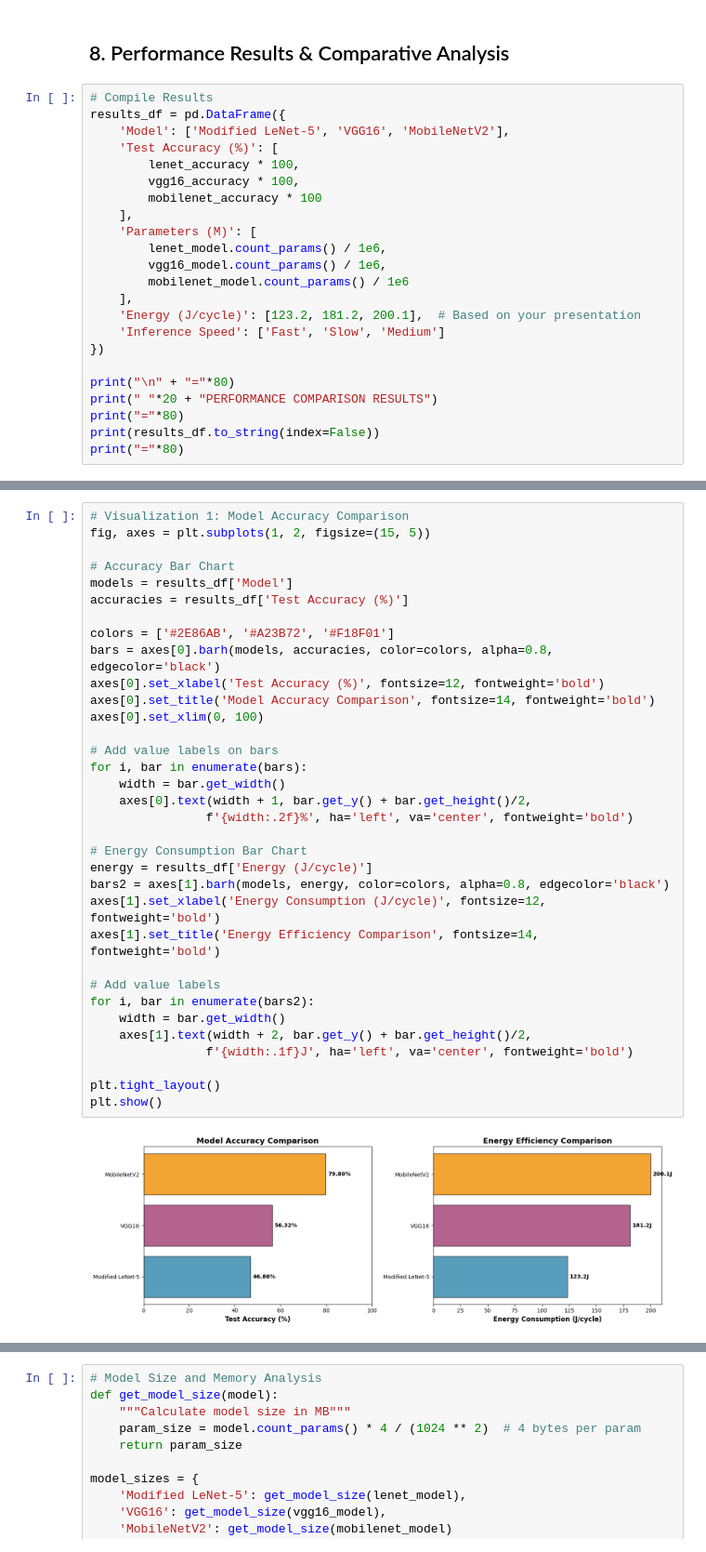
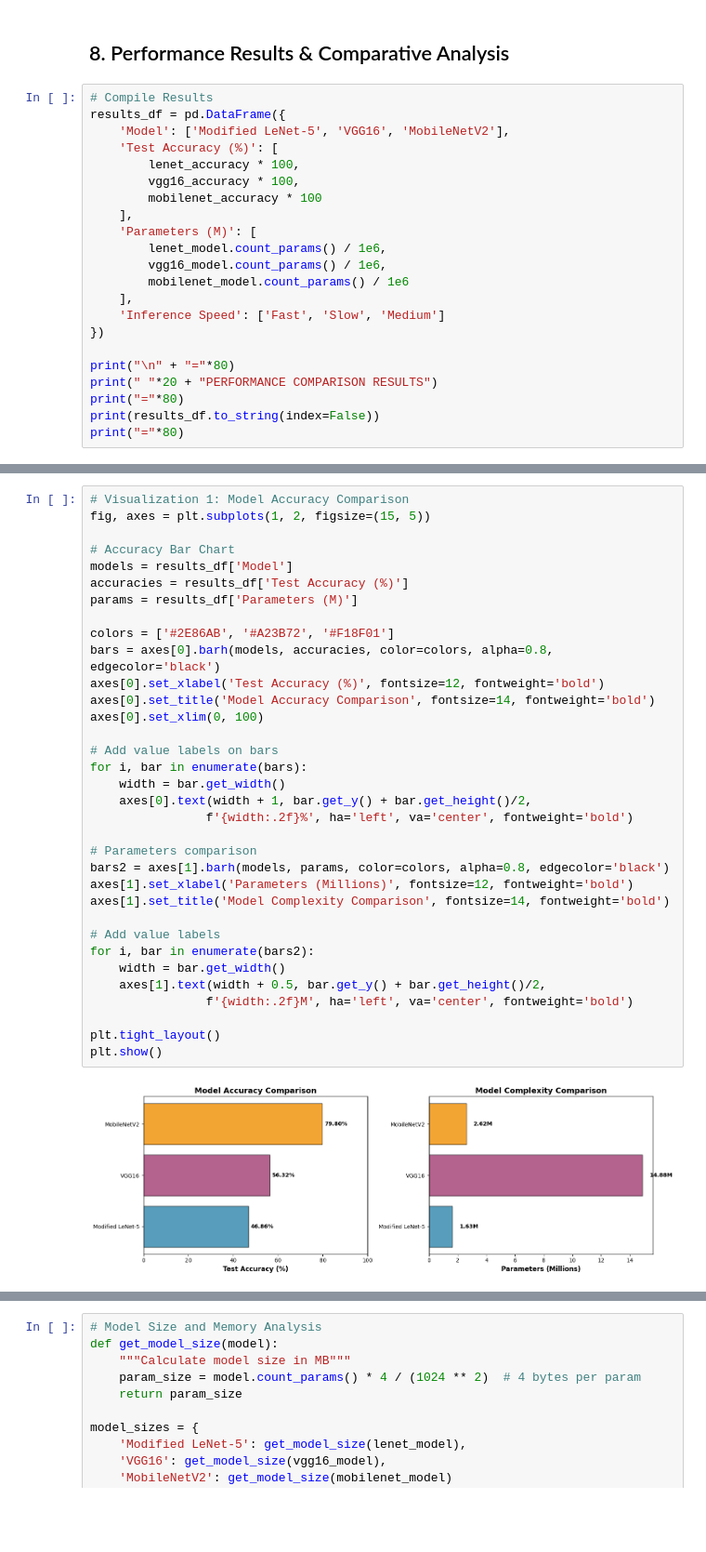
Before and after one commit to Soumilgit/AML_IA-2, a Jupyter notebook: pest_detection_analysis.ipynb, the cells around one changed output, grey strips where cells are left out. Shown at 93% size. Saved outputs shown, nothing was run; the diff lists cells and outputs as text; blank space fills up the shorter version.

```diff
--- a/pest_detection_analysis.ipynb
+++ b/pest_detection_analysis.ipynb
@@ -659,7 +658,6 @@ results_df = pd.DataFrame({
         vgg16_model.count_params() / 1e6,
         mobilenet_model.count_params() / 1e6
     ],
-    'Energy (J/cycle)': [123.2, 181.2, 200.1],  # Based on your presentation
     'Inference Speed': ['Fast', 'Slow', 'Medium']
 })
 
@@ -680,36 +735,36 @@ Modified LeNet-5          46.860781        1.628896             123.2
 # %%
 # Visualization 1: Model Accuracy Comparison
 fig, axes = plt.subplots(1, 2, figsize=(15, 5))
 
 # Accuracy Bar Chart
 models = results_df['Model']
 accuracies = results_df['Test Accuracy (%)']
+params = results_df['Parameters (M)']
 
 colors = ['#2E86AB', '#A23B72', '#F18F01']
 bars = axes[0].barh(models, accuracies, color=colors, alpha=0.8, edgecolor='black')
 axes[0].set_xlabel('Test Accuracy (%)', fontsize=12, fontweight='bold')
 axes[0].set_title('Model Accuracy Comparison', fontsize=14, fontweight='bold')
 axes[0].set_xlim(0, 100)
 
 # Add value labels on bars
 for i, bar in enumerate(bars):
     width = bar.get_width()
     axes[0].text(width + 1, bar.get_y() + bar.get_height()/2,
                 f'{width:.2f}%', ha='left', va='center', fontweight='bold')
 
-# Energy Consumption Bar Chart
-energy = results_df['Energy (J/cycle)']
-bars2 = axes[1].barh(models, energy, color=colors, alpha=0.8, edgecolor='black')
-axes[1].set_xlabel('Energy Consumption (J/cycle)', fontsize=12, fontweight='bold')
-axes[1].set_title('Energy Efficiency Comparison', fontsize=14, fontweight='bold')
+# Parameters comparison
+bars2 = axes[1].barh(models, params, color=colors, alpha=0.8, edgecolor='black')
+axes[1].set_xlabel('Parameters (Millions)', fontsize=12, fontweight='bold')
+axes[1].set_title('Model Complexity Comparison', fontsize=14, fontweight='bold')
 
 # Add value labels
 for i, bar in enumerate(bars2):
     width = bar.get_width()
-    axes[1].text(width + 2, bar.get_y() + bar.get_height()/2,
-                f'{width:.1f}J', ha='left', va='center', fontweight='bold')
+    axes[1].text(width + 0.5, bar.get_y() + bar.get_height()/2,
+                f'{width:.2f}M', ha='left', va='center', fontweight='bold')
 
 plt.tight_layout()
 plt.show()
 # %% [output]
-[figure, old version]
+[figure, new version]
```
Also changed, not shown: parts of 16 cells of this notebook.
